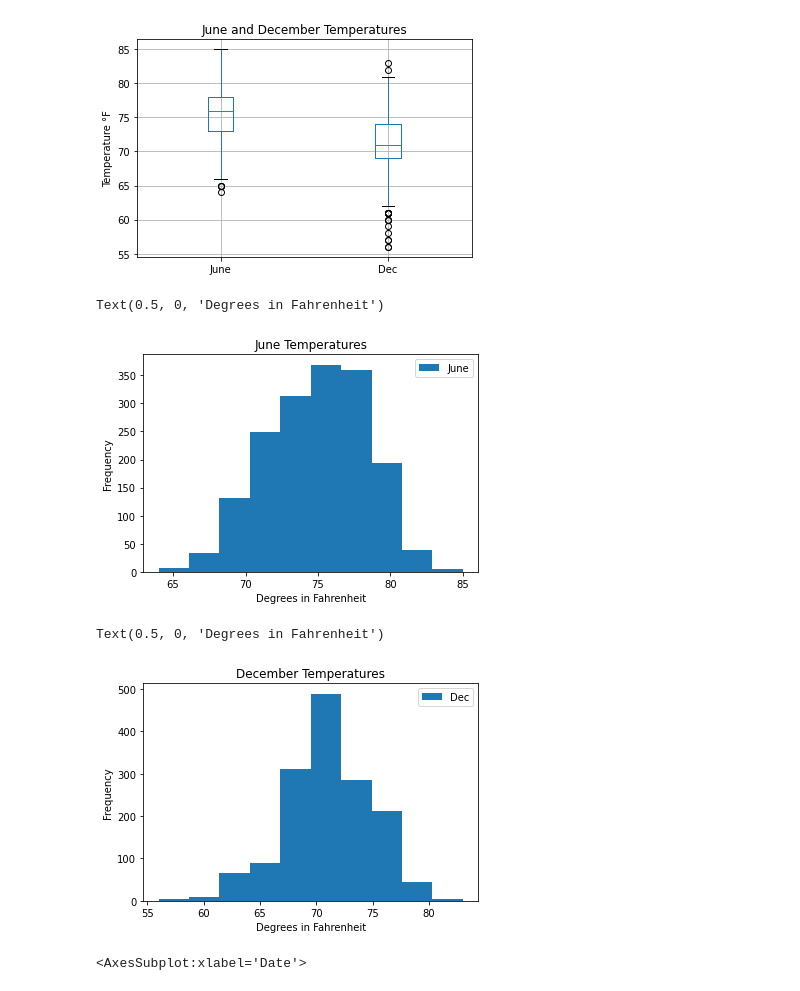
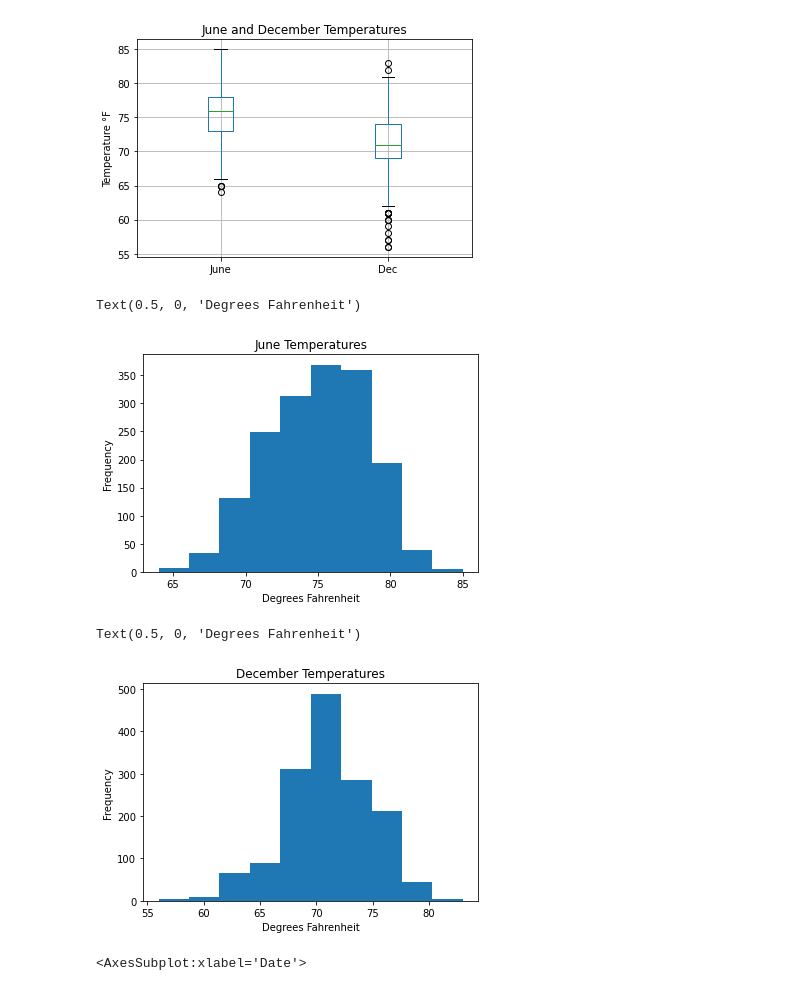
Before and after one commit to jisellejones/Surfs_Up_Climate_Analysis, a Jupyter notebook: SurfsUp_Challenge.ipynb, the cells around one changed output. Drawn from its saved outputs; the diff is of its cells as text; code cells hidden in the pictures.

Commit message:
updating histograms

```diff
--- a/SurfsUp_Challenge.ipynb
+++ b/SurfsUp_Challenge.ipynb
@@ -109,20 +109,20 @@ Text(0, 0.5, 'Temperature °F')
 [figure]
 # %%
 # Make histogram of June temps
-june_temps_df.plot.hist(5)
+june_temps_df.plot.hist(5, legend=None)
 plt.title("June Temperatures")
-plt.xlabel("Degrees in Fahrenheit")
+plt.xlabel("Degrees Fahrenheit")
 # %% [output]
-Text(0.5, 0, 'Degrees in Fahrenheit')
+Text(0.5, 0, 'Degrees Fahrenheit')
-[figure, old version]
+[figure, new version]
 # %%
 # Make histogram of December temps
-dec_temps_df.plot.hist(5)
+dec_temps_df.plot.hist(5, legend = None)
 plt.title("December Temperatures")
-plt.xlabel("Degrees in Fahrenheit")
+plt.xlabel("Degrees Fahrenheit")
 # %% [output]
-Text(0.5, 0, 'Degrees in Fahrenheit')
+Text(0.5, 0, 'Degrees Fahrenheit')
-[figure, old version]
+[figure, new version]
 # %%
 # Get precipitation data for June
 
```
Also changed, not shown: 2 other files.
